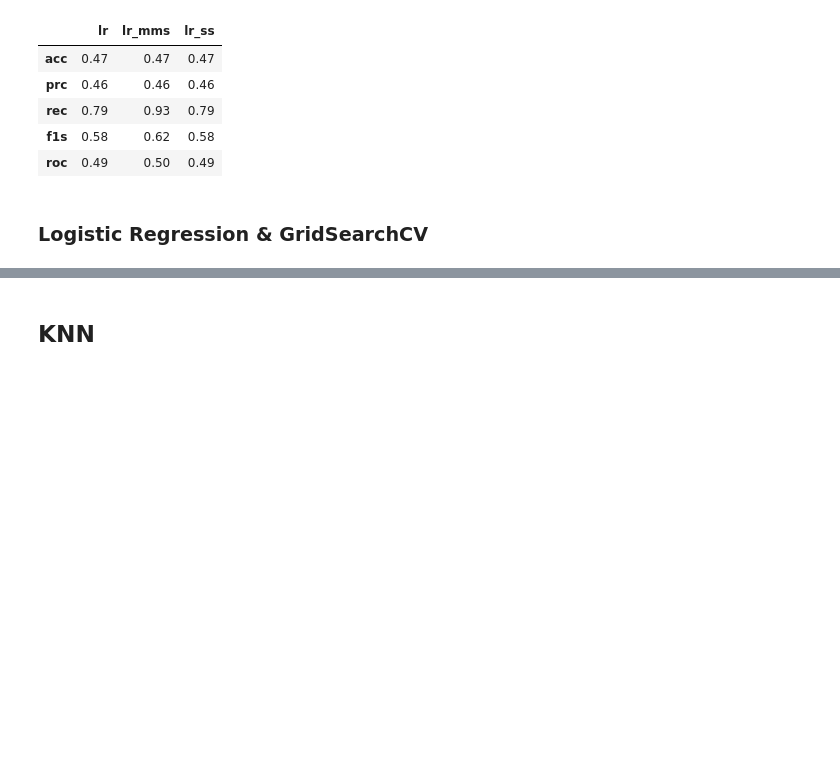
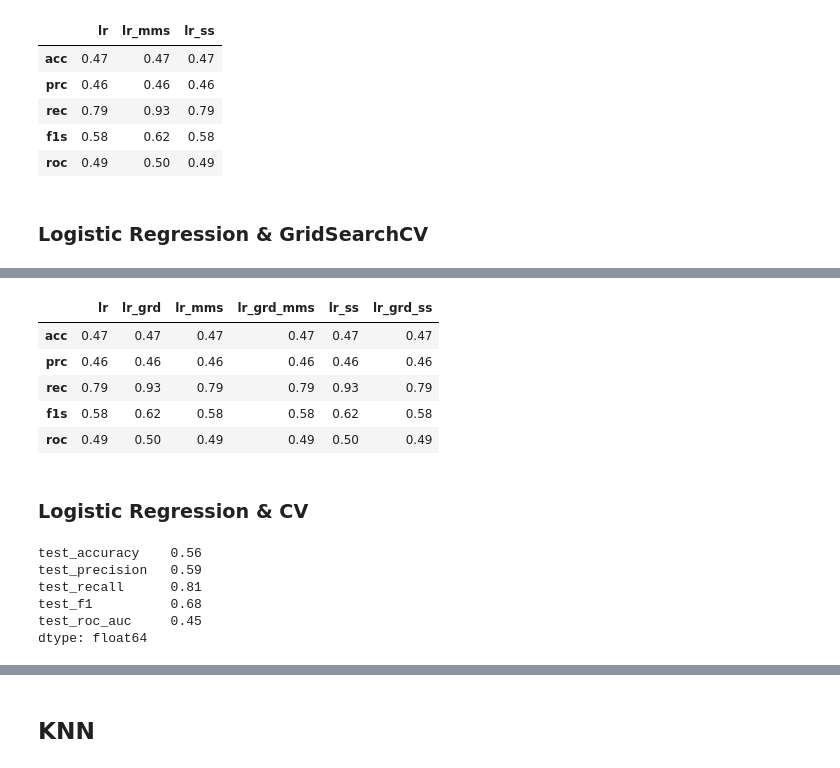
Before and after one commit to enginabdan/1_Github, a Jupyter notebook: 2_ProjectsMine/1_Neda_MIMFPT/0_neda_mimfpt_all_classification_models.ipynb, the cells around one changed output, grey strips where cells are left out. Cells and saved outputs as stored; diff of their text form; code cells hidden in the pictures; blank space fills up the shorter version.

```diff
--- a/2_ProjectsMine/1_Neda_MIMFPT/0_neda_mimfpt_all_classification_models.ipynb
+++ b/2_ProjectsMine/1_Neda_MIMFPT/0_neda_mimfpt_all_classification_models.ipynb
@@ -329,7 +329,7 @@ lr_mms_scrs
 from sklearn.linear_model import LogisticRegression
 from sklearn.metrics import accuracy_score, precision_score, recall_score, f1_score, roc_auc_score
 
-log_model = LogisticRegression()
+log_model = LogisticRegression(random_state=42)
 log_model.fit(X_train_ss, y_train)
 
 y_test_prd = log_model.predict(X_test_ss)
@@ -341,8 +341,8 @@ log_scores = {"lr_ss": {"acc" : round(accuracy_score(y_test, y_test_prd), 2),
                         "f1s" : round(f1_score(y_test, y_test_prd, pos_label=1), 2),
                         "roc" : round(roc_auc_score(y_test, y_test_prd), 2)}}
 
-lr_ss_scrs = pd.DataFrame(log_scores, index=["acc","prc","rec","f1s", "roc"])
-lr_ss_scrs
+lr_ss_scr = pd.DataFrame(log_scores, index=["acc","prc","rec","f1s", "roc"])
+lr_ss_scr
 # %% [output]
 |  | lr_ss |
 | acc | 0.47 |
@@ -1228,0 +436,29 @@ els_mod_cum_scrs
+# %%
+# log_model & Standard Scaled
+from sklearn.linear_model import LogisticRegression
+from sklearn.model_selection import GridSearchCV
+log_model = LogisticRegression(random_state=42)
+
+penalty = ["l1", "l2", "elasticnet"]
+l1_ratio = np.linspace(0, 1, 20)
+C = np.logspace(0, 10, 20)
+param_grid = {"penalty" : penalty,
+              "l1_ratio" : l1_ratio,
+              "C" : C}
+
+lm_grd = GridSearchCV(estimator=log_model,
+                      param_grid=param_grid)
+
+lm_grd.fit(X_train_ss, y_train)
+
+y_test_prd = lm_grd.predict(X_test_ss)
+y_test_prd_prb = lm_grd.predict_proba(X_test_ss)
+
+log_scores = {"lr_grd_ss": {"acc" : round(accuracy_score(y_test, y_test_prd), 2),
+                            "prc" : round(precision_score(y_test, y_test_prd, pos_label=1), 2),
+                            "rec" : round(recall_score(y_test, y_test_prd, pos_label=1), 2),
+                            "f1s" : round(f1_score(y_test, y_test_prd, pos_label=1), 2),
+                            "roc" : round(roc_auc_score(y_test, y_test_prd), 2)}}
+
+lr_ss_scr = pd.DataFrame(log_scores, index=["acc","prc","rec","f1s", "roc"])
+lr_ss_scr
@@ -1228,0 +482,35 @@ els_mod_cum_scrs
+# %%
+lr_mid_scrs = pd.concat([lr_def_scrs, lr_grd_scrs], axis=1)
+lr_mid_scrs.columns = ["lr","lr_grd","lr_mms","lr_grd_mms","lr_ss","lr_grd_ss"]
+lr_mid_scrs
+# %% [output]
+|  | lr | lr_grd | lr_mms | lr_grd_mms | lr_ss | lr_grd_ss |
+| acc | 0.47 | 0.47 | 0.47 | 0.47 | 0.47 | 0.47 |
+| prc | 0.46 | 0.46 | 0.46 | 0.46 | 0.46 | 0.46 |
+| rec | 0.79 | 0.93 | 0.79 | 0.79 | 0.93 | 0.79 |
+| f1s | 0.58 | 0.62 | 0.58 | 0.58 | 0.62 | 0.58 |
+| roc | 0.49 | 0.50 | 0.49 | 0.49 | 0.50 | 0.49 |
+# %% [markdown]
+### Logistic Regression & CV
+# %%
+# log_model & Not Scaled
+from sklearn.linear_model import LogisticRegression
+from sklearn.model_selection import cross_validate
+
+model = LogisticRegression(random_state=42)
+
+scores = cross_validate(model,
+                        X_train,
+                        y_train,
+                        scoring = ['accuracy', 'precision', 'recall', 'f1', 'roc_auc'],
+                        cv = 10)
+lr_cv_scr = pd.DataFrame(scores, index = range(1, 11))
+lr_cv_scr = lr_cv_scr.mean()[2:]
+lr_cv_scr
+# %% [output]
+test_accuracy    0.56
+test_precision   0.59
+test_recall      0.81
+test_f1          0.68
+test_roc_auc     0.45
+dtype: float64
```
Also changed, not shown: parts of 84 cells of this notebook.
